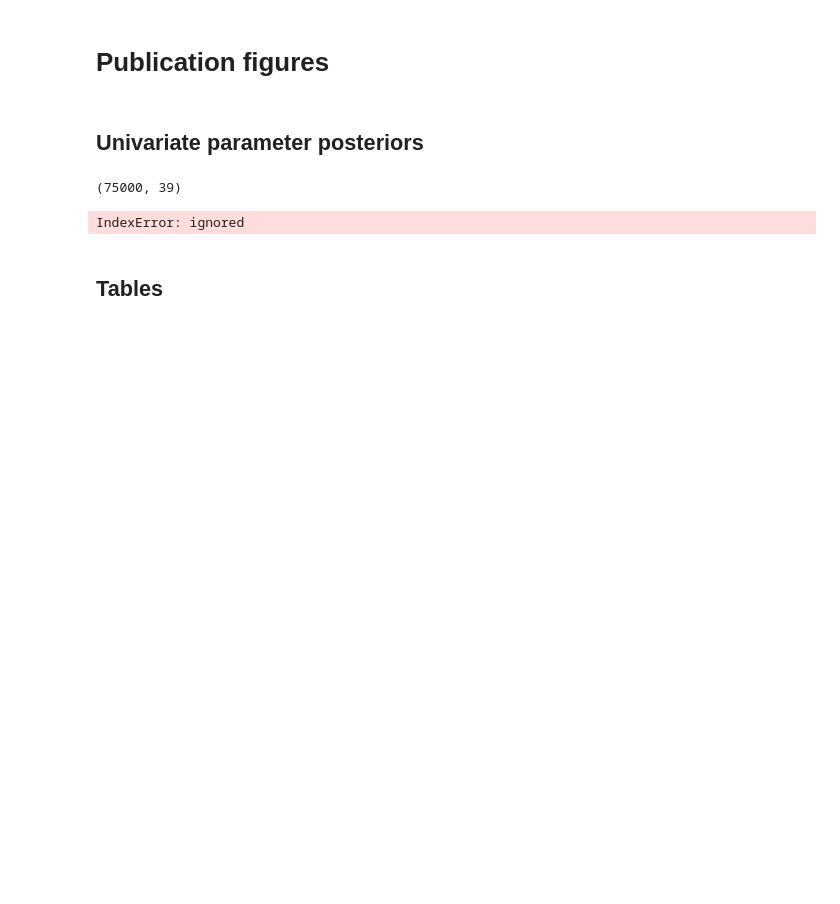
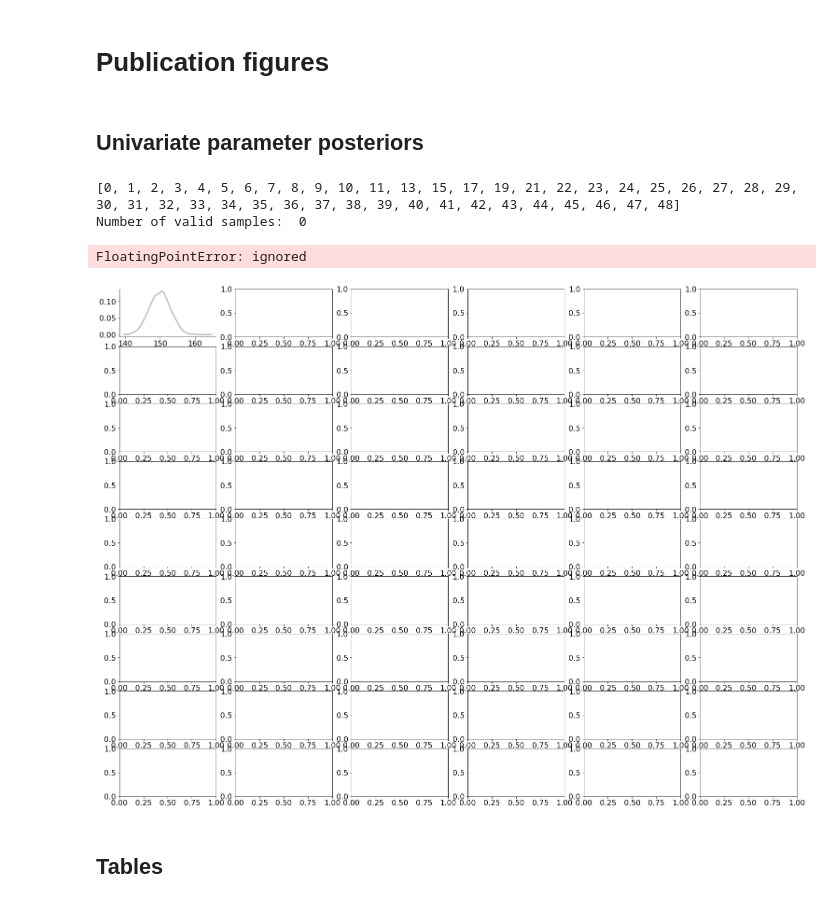
Before and after one commit to totalimba/aml, a Jupyter notebook: Code/VaccinationModel.ipynb, the cells around one changed output. Saved outputs shown, nothing was run; the diff lists cells and outputs as text; code cells hidden in the pictures; blank space fills up the shorter version.

```diff
--- a/Code/VaccinationModel.ipynb
+++ b/Code/VaccinationModel.ipynb
@@ -729,20 +661,17 @@ def plot_posteriors_germany(n_samples,
 
     # Plot settings
     plt.rcParams['font.size'] = font_size
+    norm_data = (data - mean_g) / std_g
+    samples = model.sample(norm_data, n_samples, to_numpy=True)
 
-    norm_data = (data - mean_g) / std_g
-    samples = np.zeros(0)
-    while (samples.shape[0] <= 0):
-        samples = model.sample(norm_data, n_samples, to_numpy=True)
-        idx_nonzero = [i for i, e in enumerate(param_names) if e != '$\\phi_I$' and e != '$\\phi_D$' and e != '$\\phi_R$']
-        samples = samples[np.sum(samples[:, idx_nonzero] < 0, axis=1) == 0]
+    idx_nonzero = [i for i, e in enumerate(param_names) if 'phi' not in e]
+    samples = samples[np.sum(samples[:, idx_nonzero] < 0, axis=1) == 0]
     idx_alpha = param_names.index('$\\alpha$')
     print('Number of valid samples: ', samples.shape[0])
     num_rows = theta_dim//6 + 1
     num_columns = 6
     f, ax = plt.subplots(num_rows, num_columns, figsize=figsize)
     for i in range(theta_dim):
-
 
         x_fill, y_fill = get_kde(prior_samples[:, i])
         ax.flat[i].plot(x_fill, y_fill, alpha=0.5, color='gray', lw=3, label='Prior')
@@ -813,14 +743,16 @@ days = ['February {}'.format(i) for i in range(1, 29)] + \
 n_prior_samples = 5000
 prior_samples = np.array([prior_sir() + prior_secir() for _ in range(n_prior_samples)])
 # %%
-plot_posteriors_germany(75000,
+plot_posteriors_germany(150000,
                         data_germany_tensor,
                         bins=50, figsize=(26, 20),
                         filename='Marginal_Posteriors_Germany',
-                        map_samples=10000)
+                        map_samples=1000)
 # %% [output]
-(75000, 39)
+[0, 1, 2, 3, 4, 5, 6, 7, 8, 9, 10, 11, 13, 15, 17, 19, 21, 22, 23, 24, 25, 26, 27, 28, 29, 30, 31, 32, 33, 34, 35, 36, 37, 38, 39, 40, 41, 42, 43, 44, 45, 46, 47, 48]
+Number of valid samples:  0
-IndexError: ignored
+FloatingPointError: ignored
+[figure, added]
 # %% [markdown]
 ## Tables
 # %%
```
Also changed, not shown: parts of 24 cells of this notebook, 3 other files.
